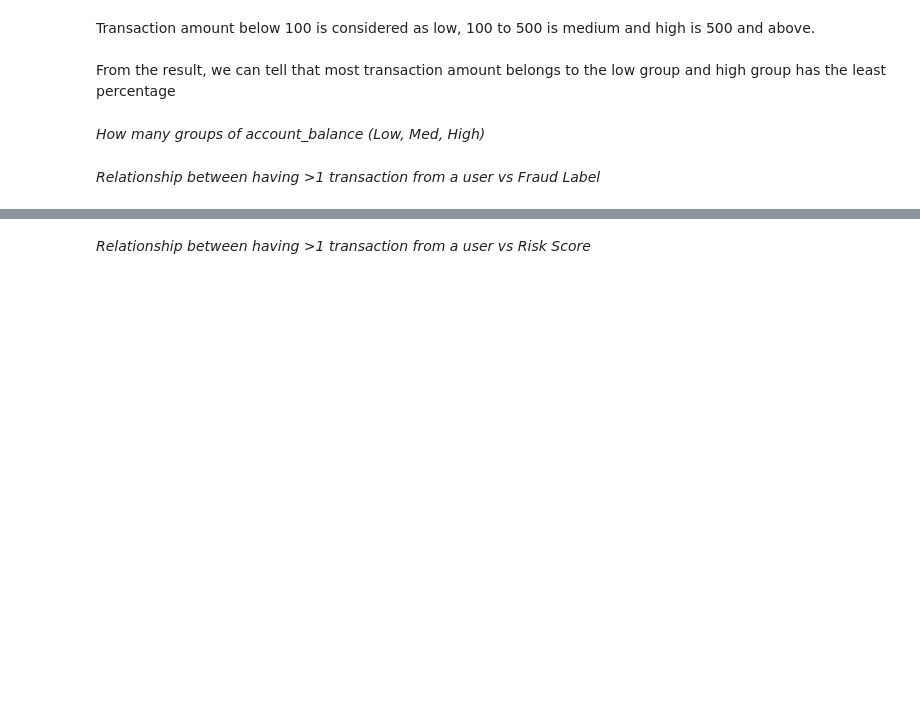
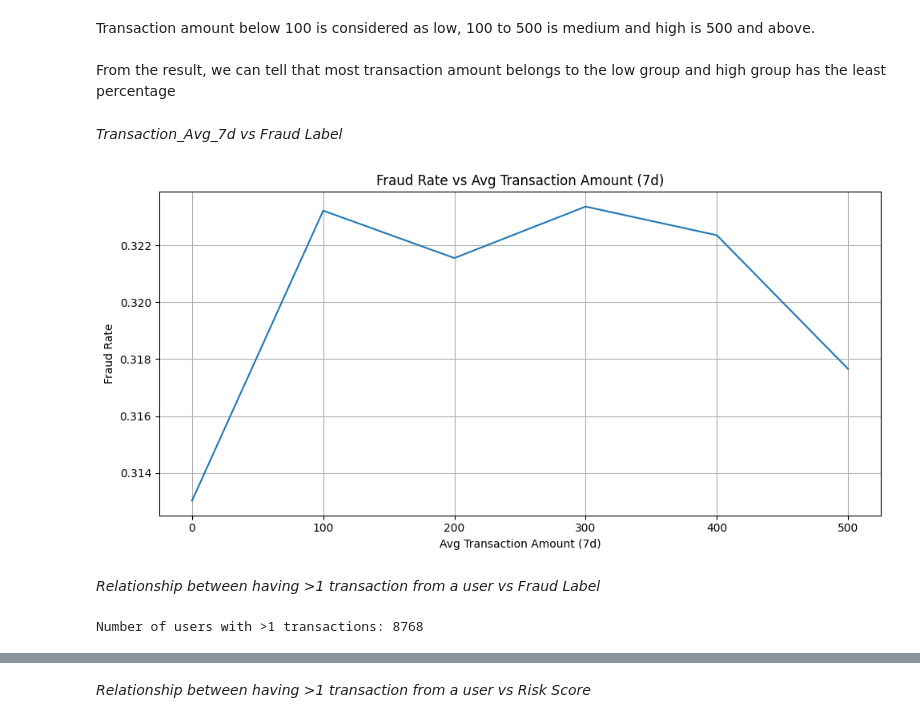
Before and after one commit to clouudo/DS-Assignment, a Jupyter notebook: DS Assignment.ipynb, the cells around one changed output, grey strips where cells are left out. Cells and saved outputs as stored; diff of their text form; code cells hidden in the pictures; blank space fills up the shorter version.

```diff
--- a/DS Assignment.ipynb
+++ b/DS Assignment.ipynb
@@ -471,7 +471,36 @@ High                 295            0.59
 Transaction amount below 100 is considered as low, 100 to 500 is medium and high is 500 and above.
 <br><br>
 From the result, we can tell that most transaction amount belongs to the low group and high group has the least percentage
-# %% [markdown]
-*How many groups of account_balance (Low, Med, High)*
+# %% [markdown]
+*Transaction_Avg_7d vs Fraud Label*
+# %%
+df['Avg_Trans_7d_Group'] = df['Avg_Transaction_Amount_7d'].apply(categorize_avg_transaction)
+fraud_rate_avg_7d = df.groupby('Avg_Trans_7d_Group')['Fraud_Label'].value_counts(normalize=True).unstack().fillna(0)
+fraud_rate_avg_7d.columns = ['Non-Fraud Rate', 'Fraud Rate']
+fraud_rate_avg_7d['Fraud Rate (%)'] = (fraud_rate_avg_7d['Fraud Rate'] * 100).round(2)
+# Bin the column (e.g. to nearest 100 for smooth curve)
+df['Avg_7d_Bin'] = df['Avg_Transaction_Amount_7d'].round(-2)
+
+# Group by bin and calculate fraud rate
+trend_data = df.groupby('Avg_7d_Bin')['Fraud_Label'].mean().reset_index()
+
+# Plot
+plt.figure(figsize=(10, 5))
+sns.lineplot(data=trend_data, x='Avg_7d_Bin', y='Fraud_Label')
+plt.title('Fraud Rate vs Avg Transaction Amount (7d)')
+plt.xlabel('Avg Transaction Amount (7d)')
+plt.ylabel('Fraud Rate')
+plt.grid(True)
+plt.tight_layout()
+plt.show()
+# %% [output]
+[figure, added]
 # %% [markdown]
 *Relationship between having >1 transaction from a user vs Fraud Label*
+# %%
+user_transaction_counts = df['User_ID'].value_counts()
+users_multiple_txns = user_transaction_counts[user_transaction_counts > 1]
+df_multiple_txns = df[df['User_ID'].isin(users_multiple_txns.index)]
+print(f"Number of users with >1 transactions: {len(users_multiple_txns)}")
+# %% [output]
+Number of users with >1 transactions: 8768
```
Also changed, not shown: parts of 2 cells of this notebook, 1 other file.
